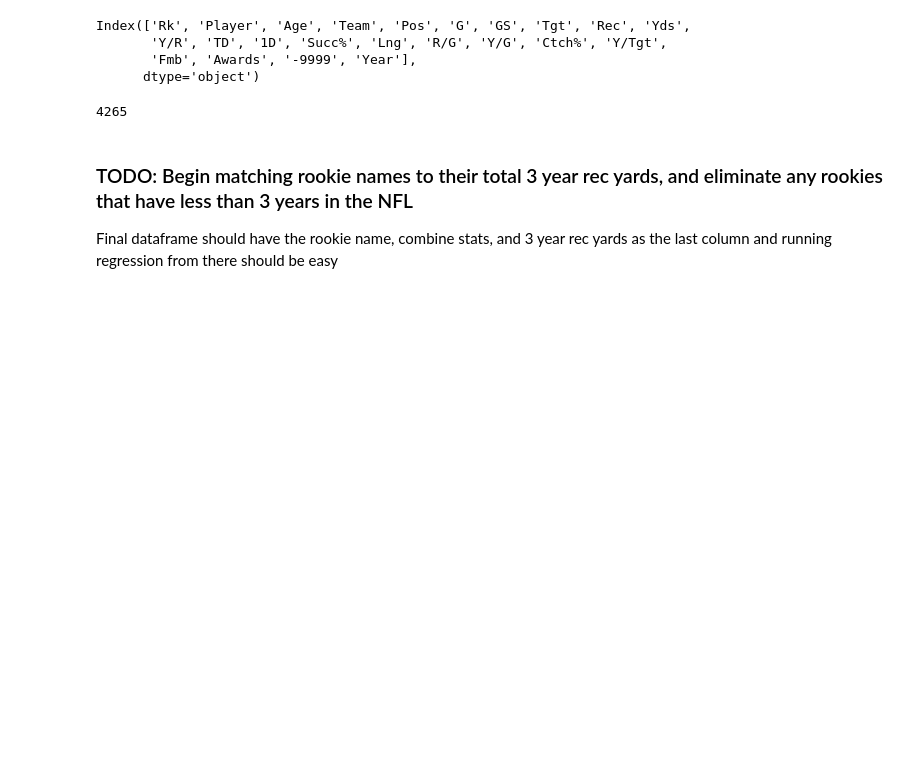
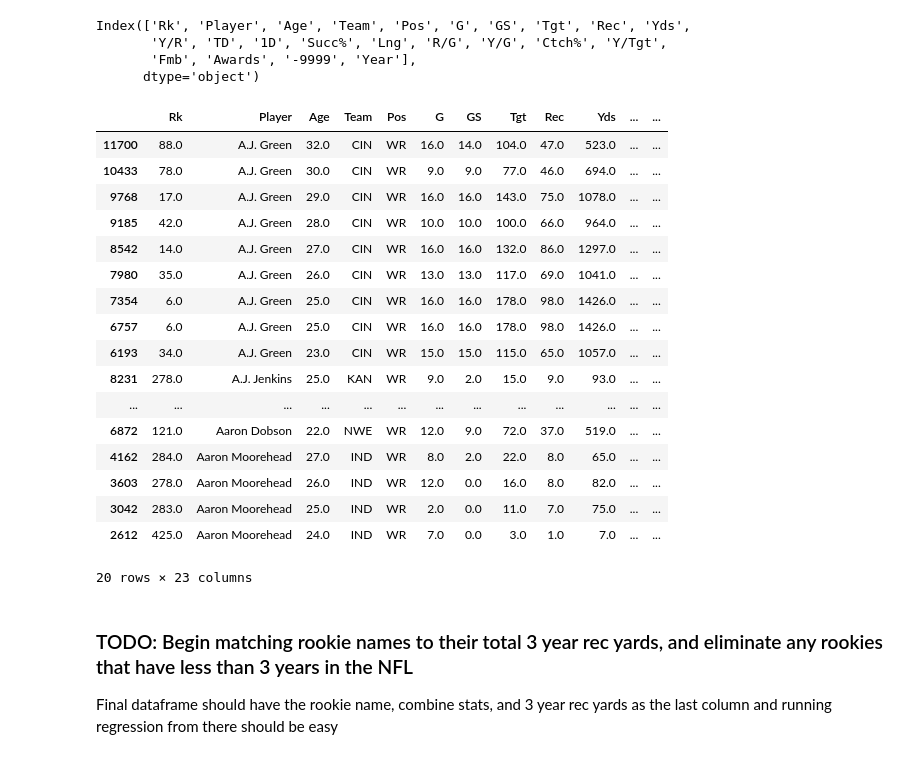
Before and after one commit to vidmt/msas-project, a Jupyter notebook: nfl_combine_analysis.ipynb, the cells around one changed output. Saved outputs shown, nothing was run; the diff lists cells and outputs as text; code cells hidden in the pictures; blank space fills up the shorter version.

```diff
--- a/nfl_combine_analysis.ipynb
+++ b/nfl_combine_analysis.ipynb
@@ -217,7 +217,31 @@ Index(['Rk', 'Player', 'Age', 'Team', 'Pos', 'G', 'GS', 'Tgt', 'Rec', 'Yds',
       dtype='object')
 # %%
 ## Soring the dataframe for ease of use
-sortedNFL = NFL_csv.sort_values(by=["Year", "Player"], ascending=[True, True])
+sortedNFL = NFL_csv.sort_values(by=["Player", "Year"], ascending=[True, False])
 sortedNFL.shape[0]
+
+sortedNFL.head()
+name_counts = sortedNFL["Player"].value_counts()
+valid_names = name_counts[name_counts >= 3].index
+filtered_df = sortedNFL[sortedNFL["Player"].isin(valid_names)]
+sortedNFL = filtered_df.sort_values(by=["Player", "Year"], ascending=[True, False])
+sortedNFL.head(20)
 # %% [output]
+|  | Rk | Player | Age | Team | Pos | G | GS | Tgt | Rec | Yds | ... | ... |
+| 11700 | 88.0 | A.J. Green | 32.0 | CIN | WR | 16.0 | 14.0 | 104.0 | 47.0 | 523.0 | ... | ... |
+| 10433 | 78.0 | A.J. Green | 30.0 | CIN | WR | 9.0 | 9.0 | 77.0 | 46.0 | 694.0 | ... | ... |
+| 9768 | 17.0 | A.J. Green | 29.0 | CIN | WR | 16.0 | 16.0 | 143.0 | 75.0 | 1078.0 | ... | ... |
+| 9185 | 42.0 | A.J. Green | 28.0 | CIN | WR | 10.0 | 10.0 | 100.0 | 66.0 | 964.0 | ... | ... |
+| 8542 | 14.0 | A.J. Green | 27.0 | CIN | WR | 16.0 | 16.0 | 132.0 | 86.0 | 1297.0 | ... | ... |
+| 7980 | 35.0 | A.J. Green | 26.0 | CIN | WR | 13.0 | 13.0 | 117.0 | 69.0 | 1041.0 | ... | ... |
+| 7354 | 6.0 | A.J. Green | 25.0 | CIN | WR | 16.0 | 16.0 | 178.0 | 98.0 | 1426.0 | ... | ... |
+| 6757 | 6.0 | A.J. Green | 25.0 | CIN | WR | 16.0 | 16.0 | 178.0 | 98.0 | 1426.0 | ... | ... |
+| 6193 | 34.0 | A.J. Green | 23.0 | CIN | WR | 15.0 | 15.0 | 115.0 | 65.0 | 1057.0 | ... | ... |
+| 8231 | 278.0 | A.J. Jenkins | 25.0 | KAN | WR | 9.0 | 2.0 | 15.0 | 9.0 | 93.0 | ... | ... |
+| ... | ... | ... | ... | ... | ... | ... | ... | ... | ... | ... | ... | ... |
+| 6872 | 121.0 | Aaron Dobson | 22.0 | NWE | WR | 12.0 | 9.0 | 72.0 | 37.0 | 519.0 | ... | ... |
+| 4162 | 284.0 | Aaron Moorehead | 27.0 | IND | WR | 8.0 | 2.0 | 22.0 | 8.0 | 65.0 | ... | ... |
+| 3603 | 278.0 | Aaron Moorehead | 26.0 | IND | WR | 12.0 | 0.0 | 16.0 | 8.0 | 82.0 | ... | ... |
+| 3042 | 283.0 | Aaron Moorehead | 25.0 | IND | WR | 2.0 | 0.0 | 11.0 | 7.0 | 75.0 | ... | ... |
+| 2612 | 425.0 | Aaron Moorehead | 24.0 | IND | WR | 7.0 | 0.0 | 3.0 | 1.0 | 7.0 | ... | ... |
-4265
+20 rows × 23 columns
```
Also changed, not shown: parts of 2 cells of this notebook.
